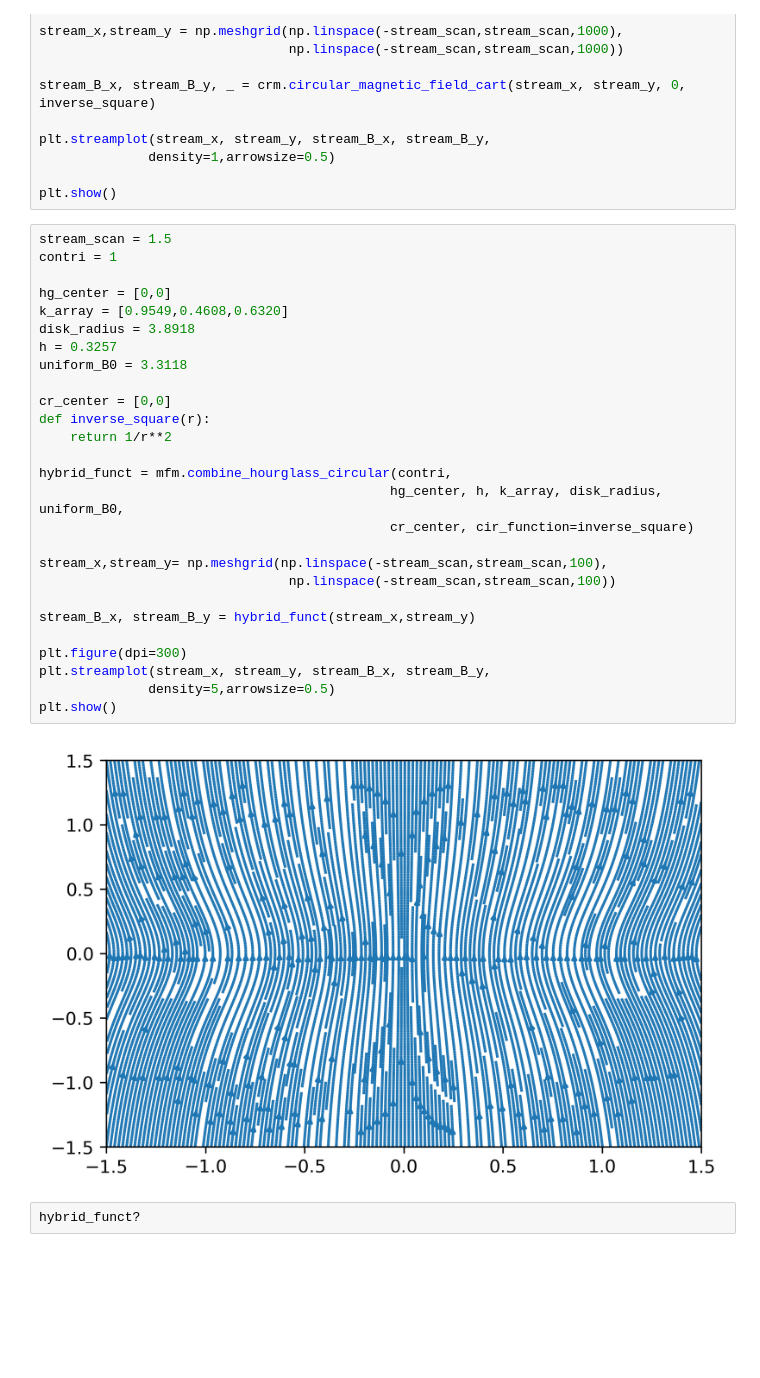
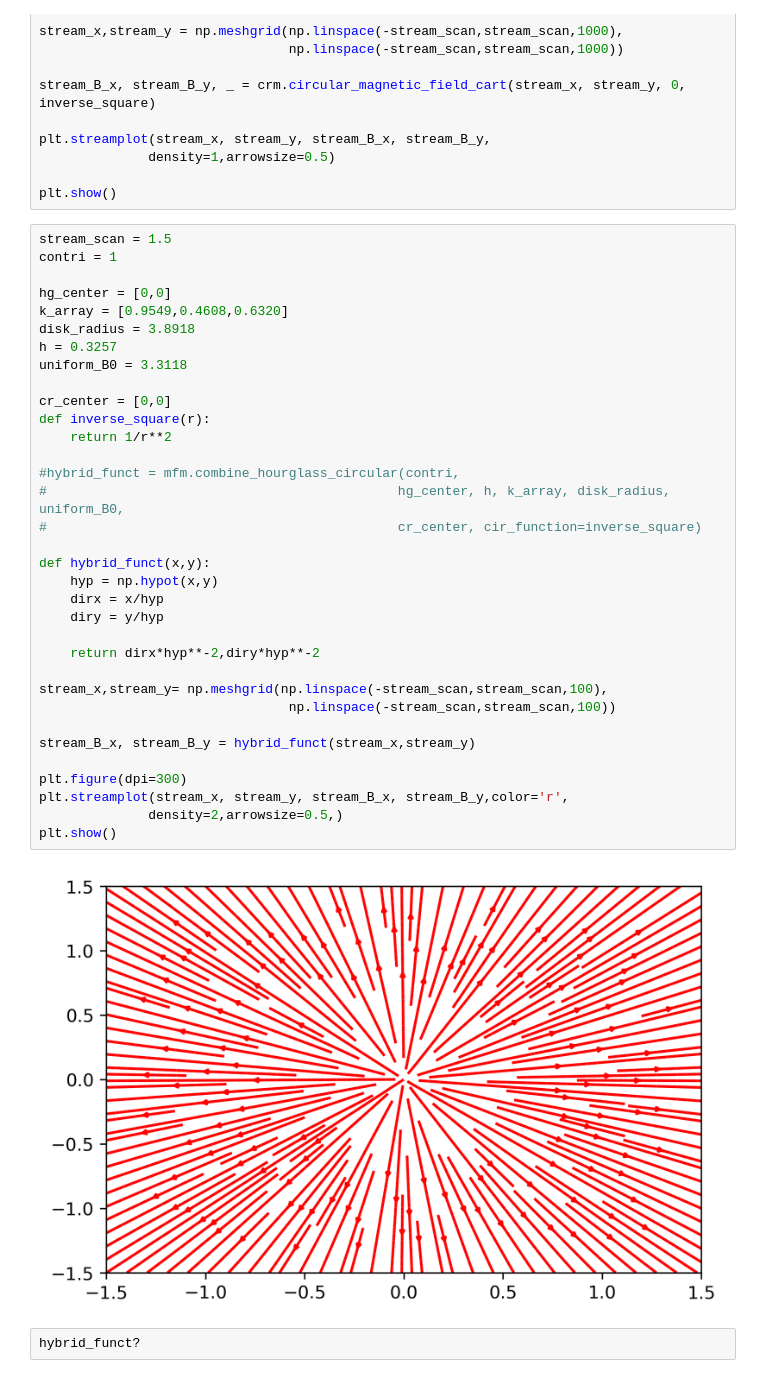
Before and after one commit to psmd-iberutaru/Akamai-Internship, a Jupyter notebook: Codebase/Deprecated_Codebase_I/vector_plotting.ipynb, the cells around one changed output. Cells and saved outputs as stored; diff of their text form; blank space fills up the shorter version.

```diff
--- a/Codebase/Deprecated_Codebase_I/vector_plotting.ipynb
+++ b/Codebase/Deprecated_Codebase_I/vector_plotting.ipynb
@@ -173,31 +173,38 @@ plt.show()
 # %%
 stream_scan = 1.5
 contri = 1
 
 hg_center = [0,0]
 k_array = [0.9549,0.4608,0.6320]
 disk_radius = 3.8918
 h = 0.3257
 uniform_B0 = 3.3118
 
 cr_center = [0,0]
 def inverse_square(r):
     return 1/r**2
 
-hybrid_funct = mfm.combine_hourglass_circular(contri,
-                                             hg_center, h, k_array, disk_radius, uniform_B0,
-                                             cr_center, cir_function=inverse_square)
+#hybrid_funct = mfm.combine_hourglass_circular(contri,
+#                                             hg_center, h, k_array, disk_radius, uniform_B0,
+#                                             cr_center, cir_function=inverse_square)
+
+def hybrid_funct(x,y):
+    hyp = np.hypot(x,y)
+    dirx = x/hyp
+    diry = y/hyp
+
+    return dirx*hyp**-2,diry*hyp**-2
 
 stream_x,stream_y= np.meshgrid(np.linspace(-stream_scan,stream_scan,100),
                                 np.linspace(-stream_scan,stream_scan,100))
 
 stream_B_x, stream_B_y = hybrid_funct(stream_x,stream_y)
 
 plt.figure(dpi=300)
-plt.streamplot(stream_x, stream_y, stream_B_x, stream_B_y,
-              density=5,arrowsize=0.5)
+plt.streamplot(stream_x, stream_y, stream_B_x, stream_B_y,color='r',
+              density=2,arrowsize=0.5,)
 plt.show()
 # %% [output]
-[figure, old version]
+[figure, new version]
 # %%
 hybrid_funct?
```
Also changed, not shown: 22 other files.
